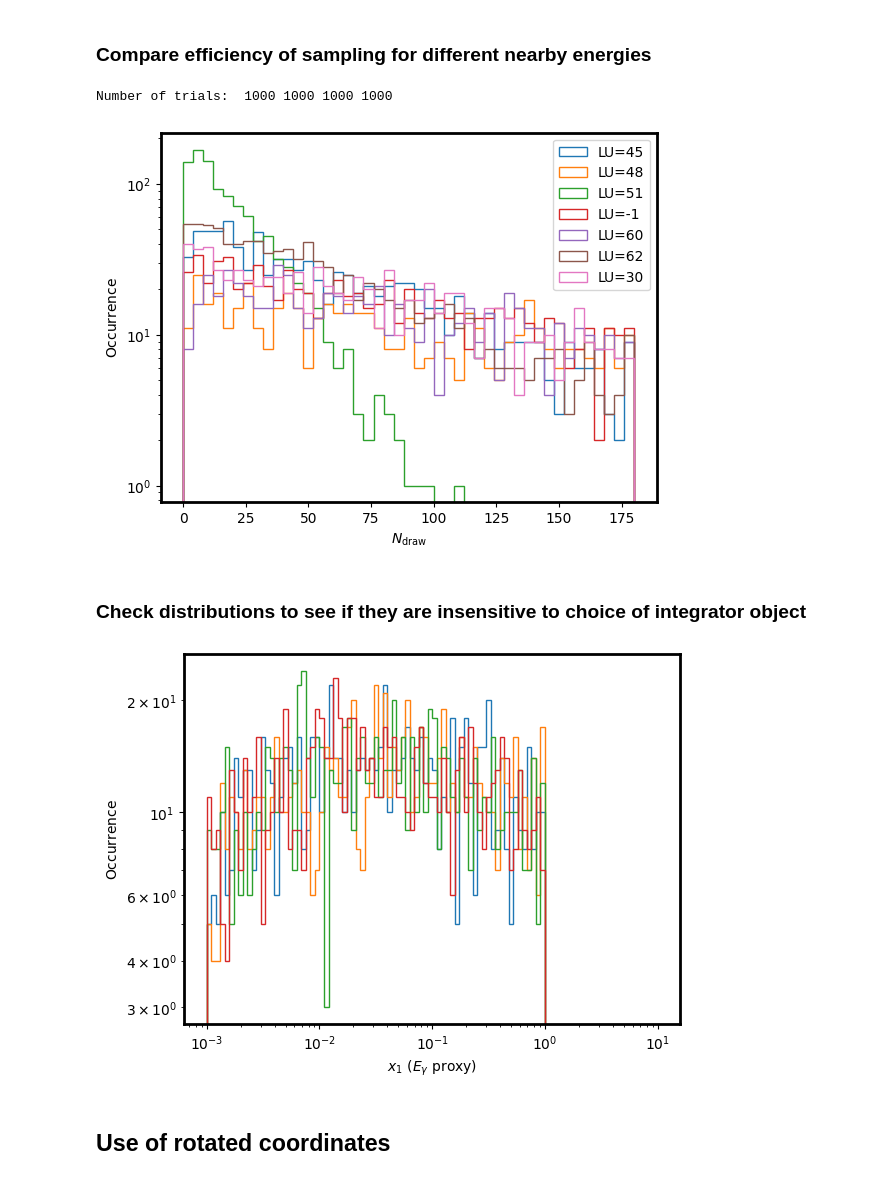
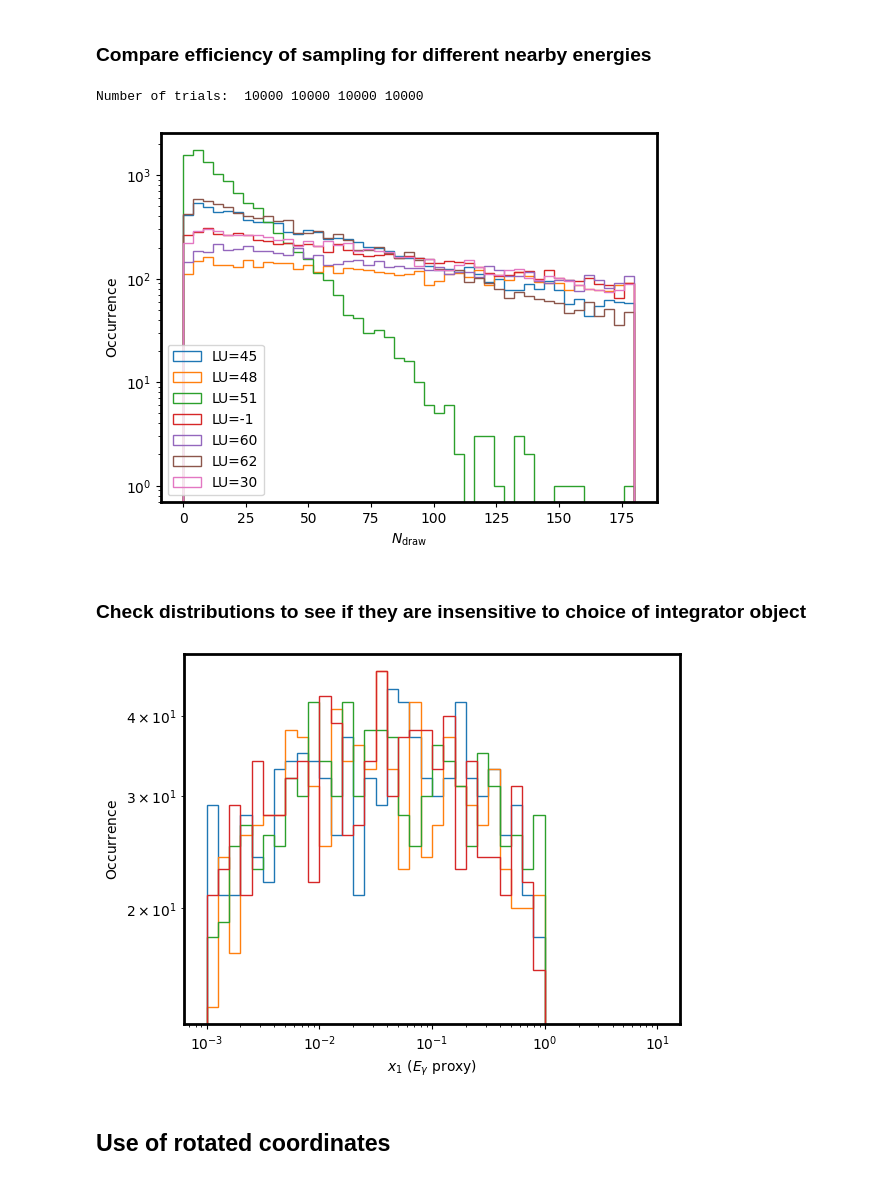
Before and after one commit to kjkellyphys/PETITE, a Jupyter notebook: examples/shower_SM.ipynb, the cells around one changed output. Drawn from its saved outputs; the diff is of its cells as text; code cells hidden in the pictures.

```diff
--- a/examples/shower_SM.ipynb
+++ b/examples/shower_SM.ipynb
@@ -127,7 +127,7 @@ print(LU_Key)
 # %% [output]
 59
 # %%
-number_of_samples = 1000
+number_of_samples = 10000
 energy_in = 1.0
 
 xs0 = []
@@ -197,21 +197,21 @@ plt.legend()
 # print number of trials
 print("Number of trials: ", len(trials0), len(trials1), len(trials2), len(trials3))
 # %% [output]
-Number of trials:  1000 1000 1000 1000
+Number of trials:  10000 10000 10000 10000
-[figure, old version]
+[figure, new version]
 # %% [markdown]
 ### Check distributions to see if they are insensitive to choice of integrator object
 # %%
-plt.hist(xs0, bins=np.logspace(-3, 1, 101), histtype='step', lw=1)
-plt.hist(xs1, bins=np.logspace(-3, 1, 101), histtype='step', lw=1)
-plt.hist(xs2, bins=np.logspace(-3, 1, 101), histtype='step', lw=1)
-plt.hist(xs3, bins=np.logspace(-3, 1, 101), histtype='step', lw=1)
+plt.hist(xs0, bins=np.logspace(-3, 1, 41), histtype='step', lw=1)
+plt.hist(xs1, bins=np.logspace(-3, 1, 41), histtype='step', lw=1)
+plt.hist(xs2, bins=np.logspace(-3, 1, 41), histtype='step', lw=1)
+plt.hist(xs3, bins=np.logspace(-3, 1, 41), histtype='step', lw=1)
 plt.gca().set_xlabel(r"$x_1\ (E_{\gamma}\ \rm{proxy})$")
 plt.gca().set_ylabel(r"$\mathrm{Occurrence}$")
 plt.gca().set_xscale('log')
 plt.gca().set_yscale('log')
 # %% [output]
-[figure, old version]
+[figure, new version]
 # %% [markdown]
 ## Use of rotated coordinates
 # %% [markdown]
```
Also changed, not shown: 1 other file.
